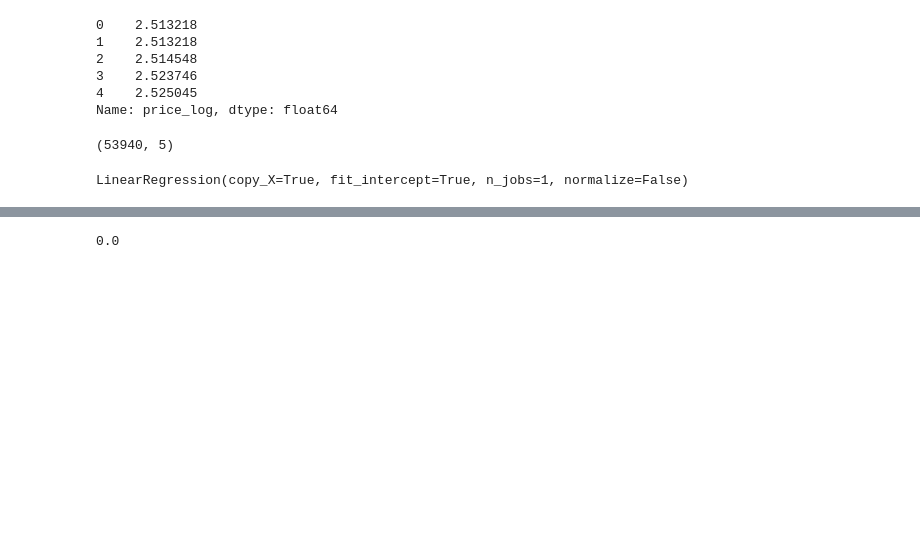
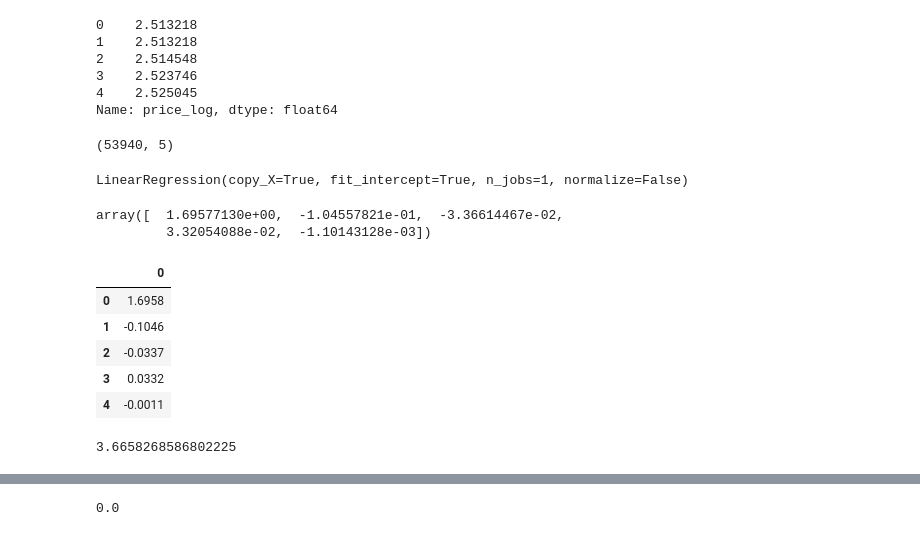
Before and after one commit to ababook/intro-python-data-science, a Jupyter notebook: diamonds/Diamonds.ipynb, the cells around one changed output, grey strips where cells are left out. Drawn from its saved outputs; the diff is of its cells as text; code cells hidden in the pictures; blank space fills up the shorter version.

```diff
--- a/diamonds/Diamonds.ipynb
+++ b/diamonds/Diamonds.ipynb
@@ -340,4 +335,24 @@ linear_model2 = LinearRegression()
 linear_model2.fit(X4_train, y4_train)
 # %% [output]
 LinearRegression(copy_X=True, fit_intercept=True, n_jobs=1, normalize=False)
+# %%
+linear_model2.coef_
+# %% [output]
+array([  1.69577130e+00,  -1.04557821e-01,  -3.36614467e-02,
+         3.32054088e-02,  -1.10143128e-03])
+# %%
+pd.set_option("precision", 4)
+# %%
+pd.DataFrame(linear_model2.coef_)
+# %% [output]
+|  | 0 |
+| 0 | 1.6958 |
+| 1 | -0.1046 |
+| 2 | -0.0337 |
+| 3 | 0.0332 |
+| 4 | -0.0011 |
+# %%
+linear_model2.intercept_
+# %% [output]
+3.6658268586802225
 # %%
```
Also changed, not shown: parts of 27 cells of this notebook.
